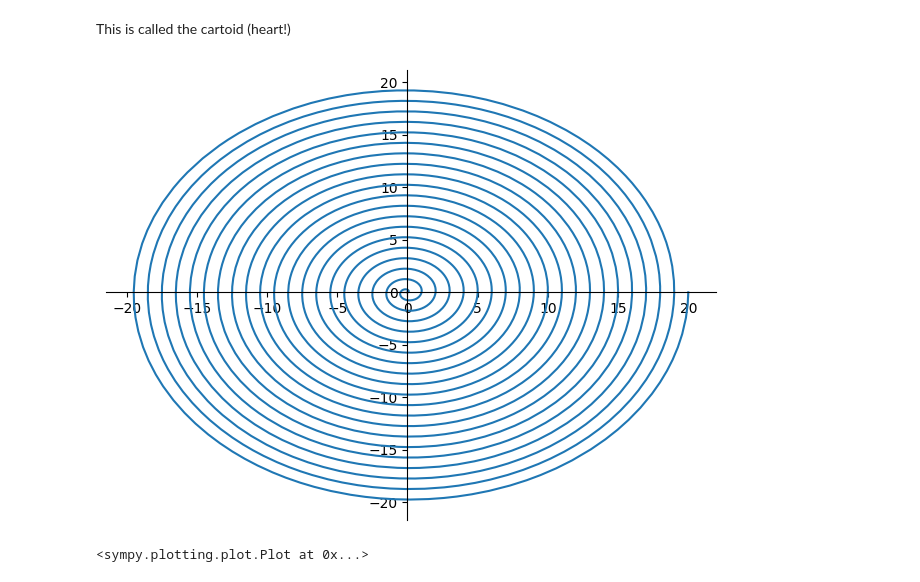
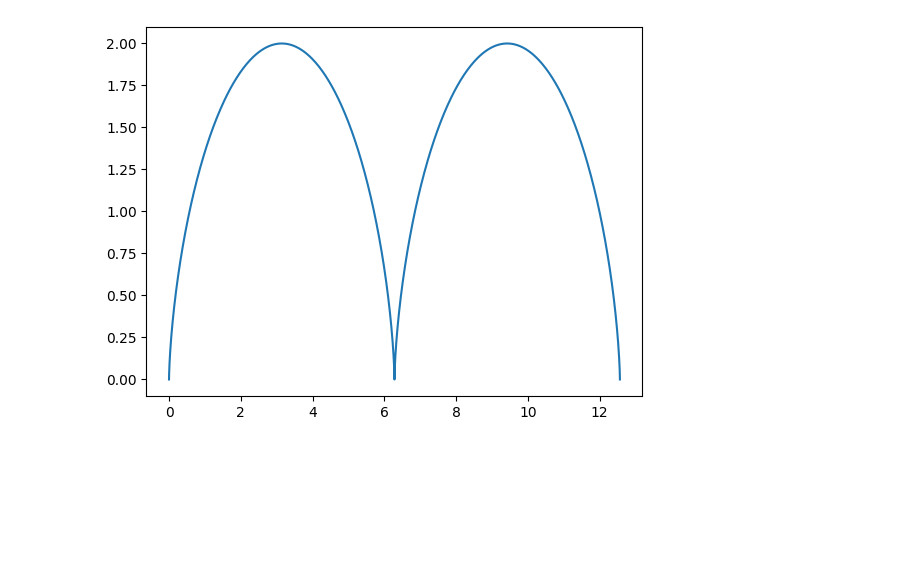
Before and after one commit to nurfnick/Calculus_2, a Jupyter notebook: Python/ParametricCurves.ipynb, the cells around one changed output. Saved outputs shown, nothing was run; the diff lists cells and outputs as text; code cells hidden in the pictures; blank space fills up the shorter version.

```diff
--- a/Python/ParametricCurves.ipynb
+++ b/Python/ParametricCurves.ipynb
@@ -68,10 +20,11 @@ plot_parametric( r*cos(t), r*sin(t), (t, 0, 2*pi))
-# %% [markdown]
-This is called the cartoid (heart!)
-# %%
-t = 2*pi*r
-
-#matplotlib inline
-plot_parametric( r*cos(t), r*sin(t), (r, 0, 20))
-# %% [output]
-[figure, removed]
-<sympy.plotting.plot.Plot at 0x...>
+# %%
+t = np.linspace(0, 4*np.pi, 1000)  # Create a list of evenly-spaced numbers over the range
+r = 1
+
+x = r*t -r*np.sin(t)
+y = r-r*np.cos(t)
+
+plt.plot(x, y)
+plt.show()
+# %% [output]
+[figure, added]
```
Also changed, not shown: parts of 16 cells of this notebook.
